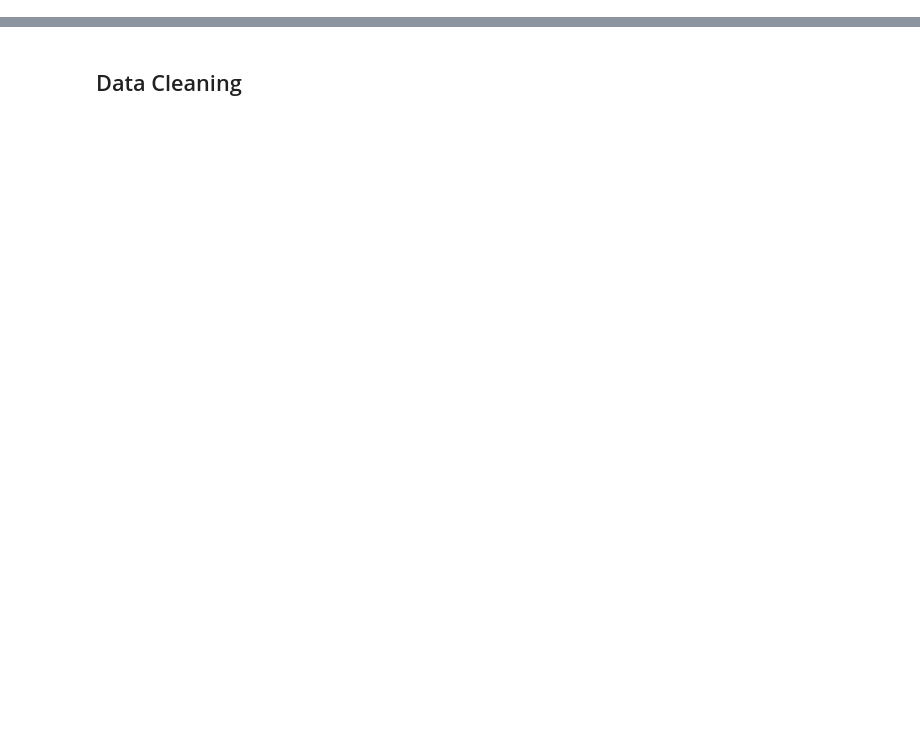
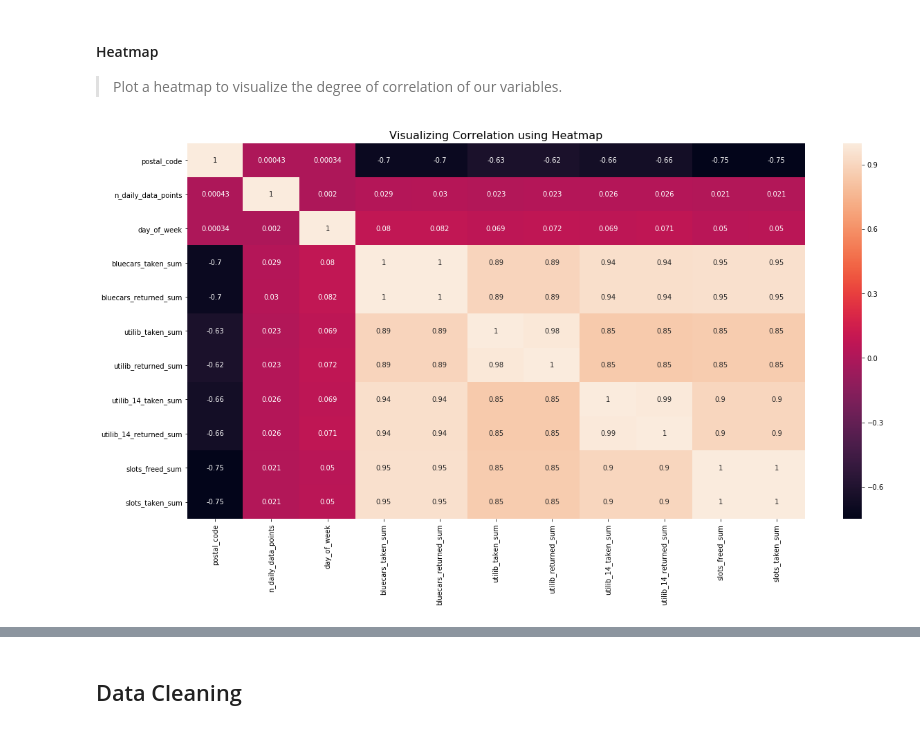
Before and after one commit to Linda-Agesa/French--Autolib-Car-Sharing-Service, a Jupyter notebook: Autolib_Car_Sharing_Service.ipynb, the cells around one changed output, grey strips where cells are left out. Cells and saved outputs as stored; diff of their text form; code cells hidden in the pictures; blank space fills up the shorter version.

```diff
--- a/Autolib_Car_Sharing_Service.ipynb
+++ b/Autolib_Car_Sharing_Service.ipynb
@@ -33,0 +484,5 @@ By use of the RFID, an invoice is charged to a subscriber's account on their usa
+# %%
+# Using the corr() function to find the coefficient of correlation
+#
+corr_df = autolib_df.corr() # This will return a table of the degree of correlation of each variable against all other variables.
+corr_df
@@ -33,0 +502,12 @@ By use of the RFID, an invoice is charged to a subscriber's account on their usa
+# %% [markdown]
+#### Heatmap
+> Plot a heatmap to visualize the degree of correlation of our variables.
+# %%
+plt.subplots(figsize = (20,10))
+sns.heatmap(corr_df, annot = True)
+plt.title('Visualizing Correlation using Heatmap', fontsize = 16, color = 'black' )
+
+
+plt.show()
+# %% [output]
+[figure, added]
```
Also changed, not shown: parts of 104 cells of this notebook.
